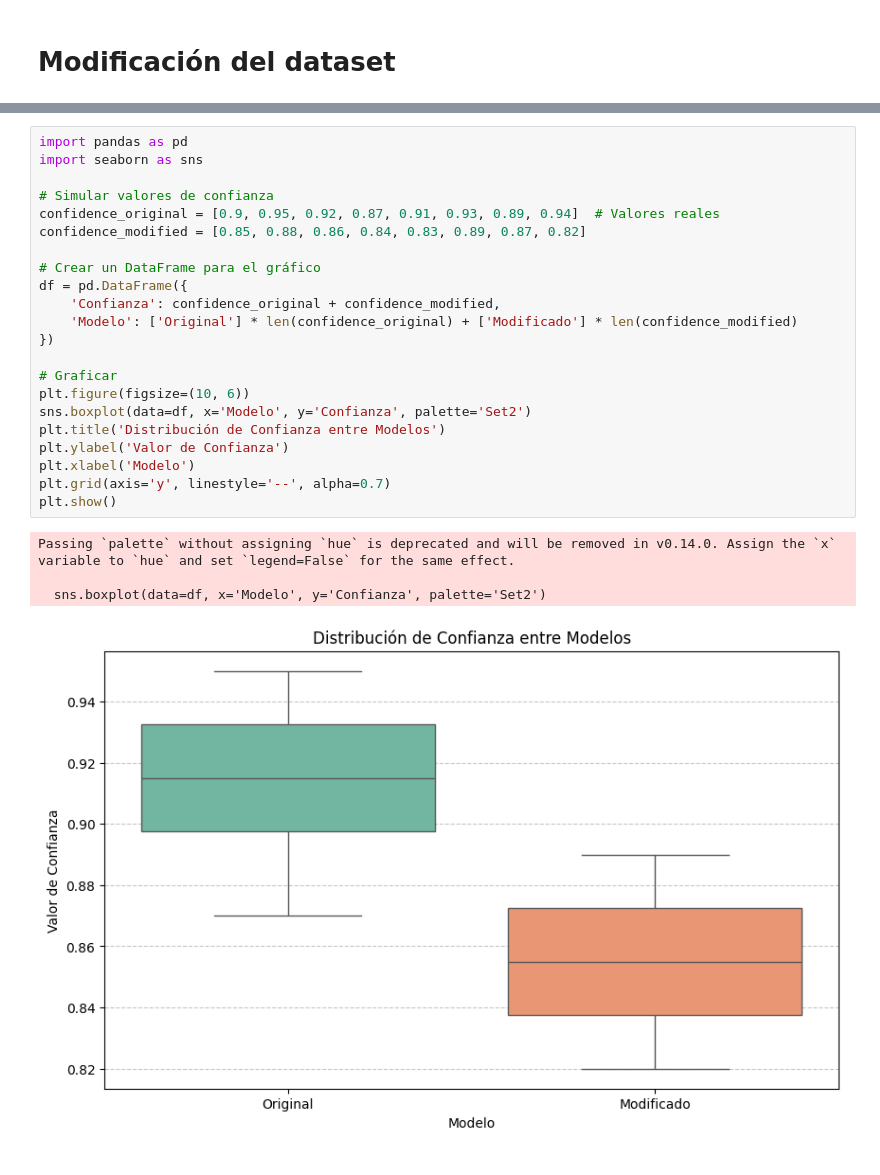
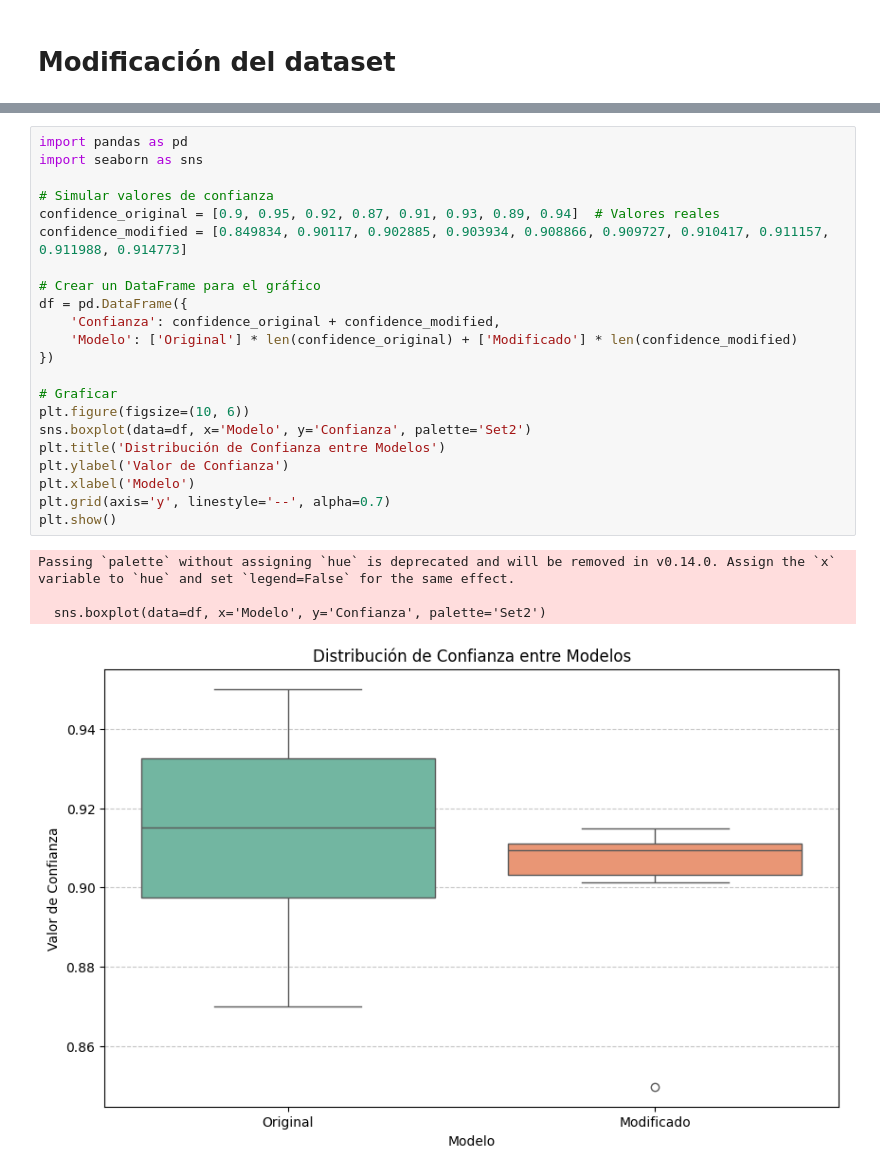
Before and after one commit to yahelrl19/ParkingLotProject, a Jupyter notebook: ParkingLotProject.ipynb, the cells around one changed output, grey strips where cells are left out. Drawn from its saved outputs; the diff is of its cells as text.

```diff
--- a/ParkingLotProject.ipynb
+++ b/ParkingLotProject.ipynb
@@ -531,30 +586,30 @@ plt.show()
 # %%
 import pandas as pd
 import seaborn as sns
 
 # Simular valores de confianza
 confidence_original = [0.9, 0.95, 0.92, 0.87, 0.91, 0.93, 0.89, 0.94]  # Valores reales
-confidence_modified = [0.85, 0.88, 0.86, 0.84, 0.83, 0.89, 0.87, 0.82]
+confidence_modified = [0.849834, 0.90117, 0.902885, 0.903934, 0.908866, 0.909727, 0.910417, 0.911157, 0.911988, 0.914773]
 
 # Crear un DataFrame para el gráfico
 df = pd.DataFrame({
     'Confianza': confidence_original + confidence_modified,
     'Modelo': ['Original'] * len(confidence_original) + ['Modificado'] * len(confidence_modified)
 })
 
 # Graficar
 plt.figure(figsize=(10, 6))
 sns.boxplot(data=df, x='Modelo', y='Confianza', palette='Set2')
 plt.title('Distribución de Confianza entre Modelos')
 plt.ylabel('Valor de Confianza')
 plt.xlabel('Modelo')
 plt.grid(axis='y', linestyle='--', alpha=0.7)
 plt.show()
 # %% [output]
 Passing `palette` without assigning `hue` is deprecated and will be removed in v0.14.0. Assign the `x` variable to `hue` and set `legend=False` for the same effect.
 
   sns.boxplot(data=df, x='Modelo', y='Confianza', palette='Set2')
-[figure, old version]
+[figure, new version]
 # %%
 !zip -r /content/all_files.zip /content/
 from google.colab import files
```
Also changed, not shown: parts of 15 cells of this notebook.
